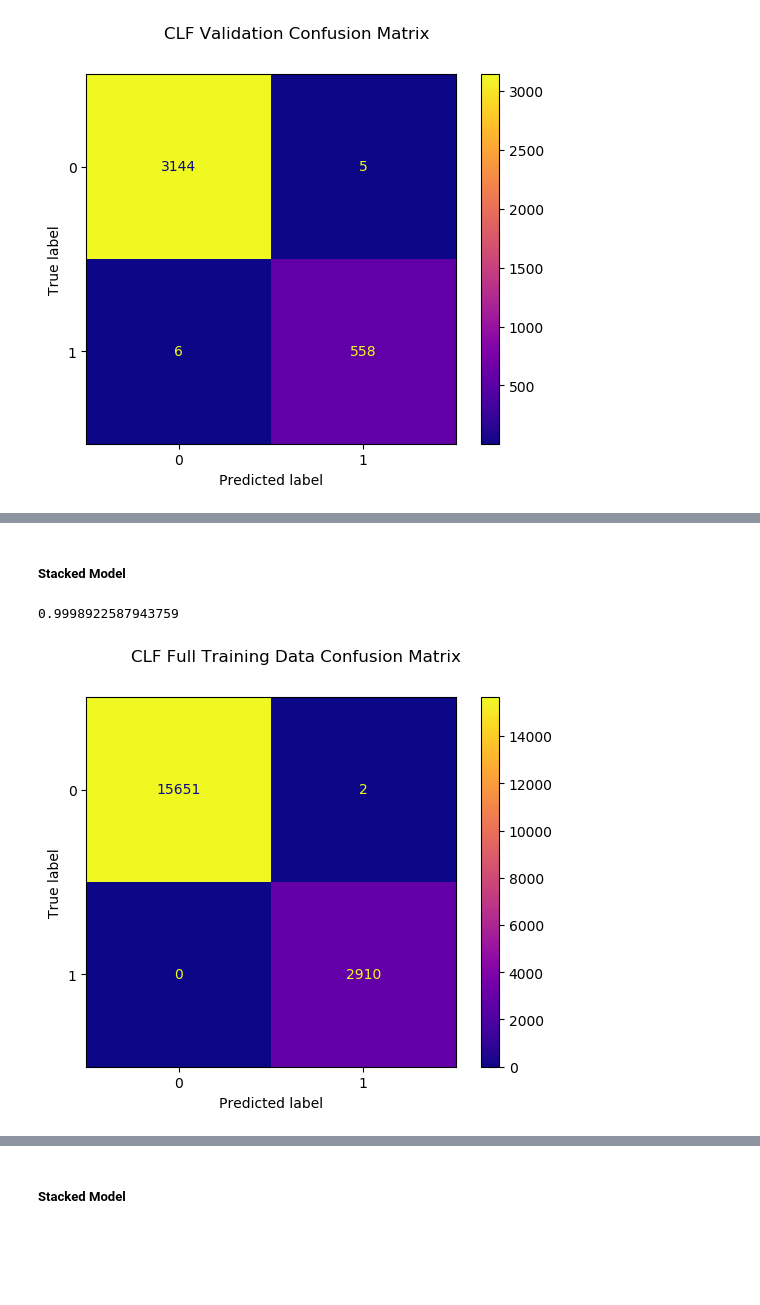
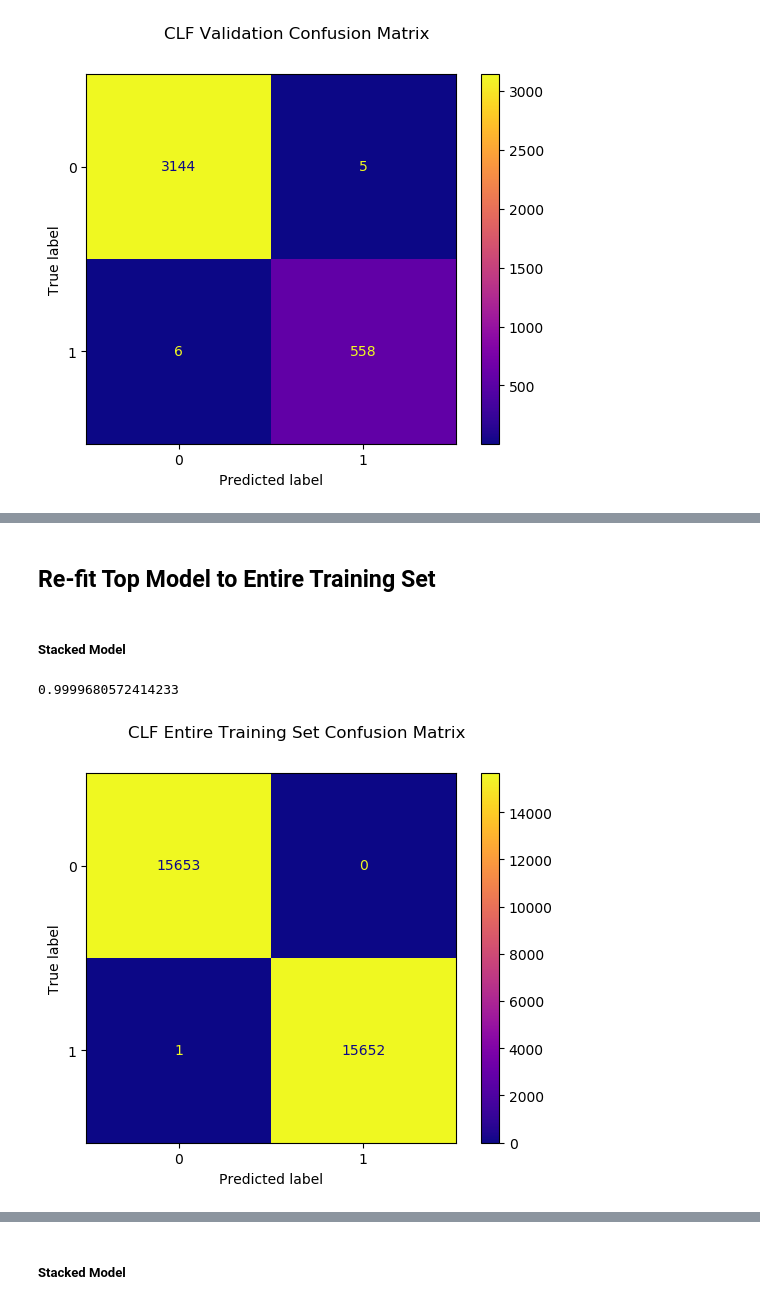
Before and after one commit to Jaccomando/Predicting-Employee-Attrition, a Jupyter notebook: notebooks/Final_Notebook.ipynb, the cells around one changed output, grey strips where cells are left out. Cells and saved outputs as stored; diff of their text form; code cells hidden in the pictures; blank space fills up the shorter version.

```diff
--- a/notebooks/Final_Notebook.ipynb
+++ b/notebooks/Final_Notebook.ipynb
@@ -486,0 +506,9 @@ plot_confusion_matrix(clf, X_val, y_val, ax=ax, cmap="plasma");
+# %%
+# add in one hot encoded
+ohe_f = OneHotEncoder(sparse= False, handle_unknown='ignore')
+
+X_train_cat = X_train.select_dtypes(include= 'object')
+
+#fit transform
+X_train_oh = pd.DataFrame(ohe_f.fit_transform(X_train_cat), index= X_train_cat.index, columns=ohe_f.get_feature_names(X_train_cat.columns))
+X_train_oh.shape
@@ -486,0 +517,4 @@ plot_confusion_matrix(clf, X_val, y_val, ax=ax, cmap="plasma");
+# %%
+# merge databases
+X_train_f = pd.merge(X_train_sc, X_train_oh, left_index=True, right_index=True)
+X_train_f.shape
@@ -487 +523,6 @@ plot_confusion_matrix(clf, X_val, y_val, ax=ax, cmap="plasma");
+# %%
+# smote (reminder to self; do not smote test data)
+sm_f = SMOTE()
+
+X_train_sm, y_train_sm = smote.fit_sample(X_train_f, y_train)
 # %% [markdown]
@@ -588,19 +565,21 @@ plot_confusion_matrix(knn, X_tr_sc, y_train, ax=ax, cmap="plasma");
+# %% [markdown]
+## Re-fit Top Model to Entire Training Set
 # %% [markdown]
 ##### Stacked Model
 # %%
 # fit model
-clf = clf.fit(X_tr_sc, y_train)
+clf = clf.fit(X_train_sm, y_train_sm)
 # check accuracy
-clf.score(X_tr_sc, y_train)
+clf.score(X_train_sm, y_train_sm)
 # %% [output]
-0.9998922587943759
+0.9999680572414233
 # %%
 # plot confusion matrix
 fig, ax = plt.subplots()
 
-fig.suptitle("CLF Full Training Data Confusion Matrix ")
+fig.suptitle("CLF Entire Training Set Confusion Matrix ")
 
-plot_confusion_matrix(clf, X_tr_sc, y_train, ax=ax, cmap="plasma");
+plot_confusion_matrix(clf, X_train_sm, y_train_sm, ax=ax, cmap="plasma");
 # %% [output]
-[figure, old version]
+[figure, new version]
 # %% [markdown]
```
Also changed, not shown: parts of 78 cells of this notebook, 1 other file.
